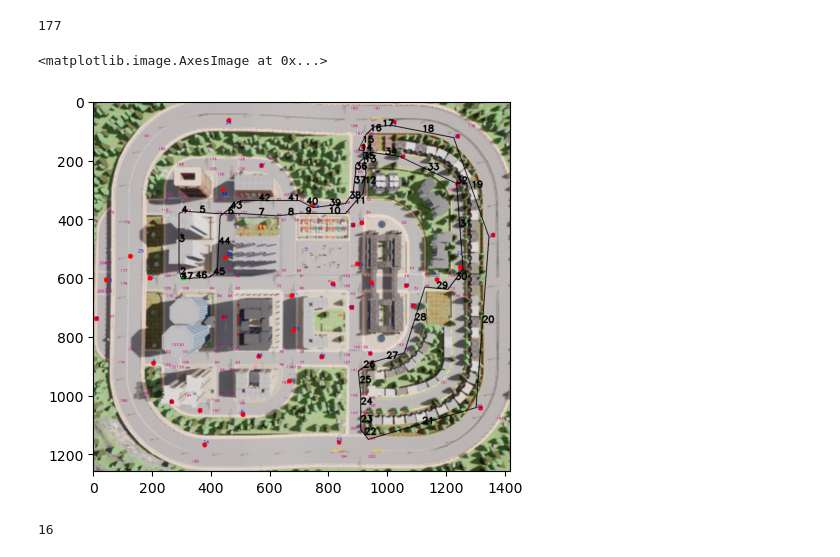
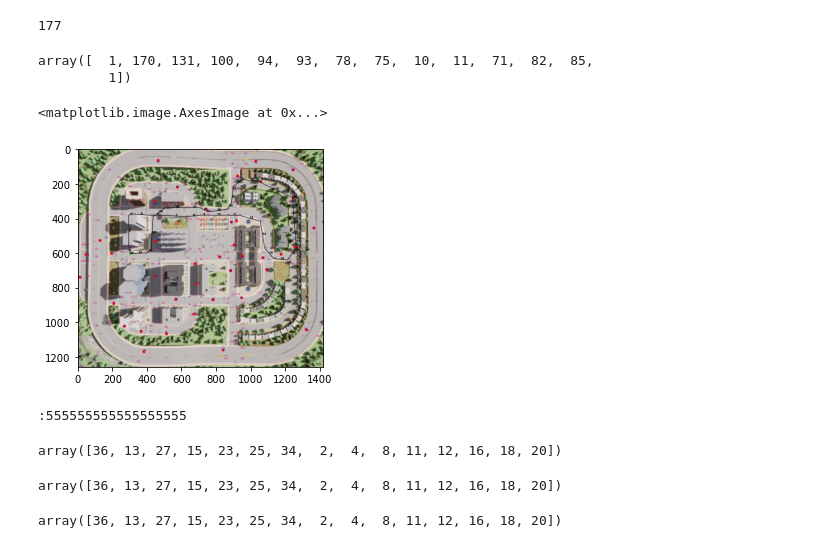
Before and after one commit to MohammadDallash/TSP-autonomous-car-planning, a Jupyter notebook: dallashNB.ipynb, the cells around one changed output. Drawn from its saved outputs; the diff is of its cells as text; code cells hidden in the pictures.

```diff
--- a/dallashNB.ipynb
+++ b/dallashNB.ipynb
@@ -643,13 +662,17 @@ def getDensePath (Path):
 
 
     return newfinalPath
+getDensePath(np.array([11]))
+# %% [output]
+array([  1, 170, 131, 100,  94,  93,  78,  75,  10,  11,  71,  82,  85,
+         1])
 # %%
-img  = plotImg ( mainPointsText = True, mainPointsCircles = False, interPointsText= True, interPointsCircles = False, showEdges= False, Path= getDensePath (np.array([18, 27])))
+img  = plotImg ( mainPointsText = True, mainPointsCircles = False, interPointsText= True, interPointsCircles = False, showEdges= False, Path= getDensePath (np.array([ 27])))
 
 plt.imshow(img[:,:,::-1])
 # %% [output]
 <matplotlib.image.AxesImage at 0x...>
-[figure, old version]
+[figure, new version]
 # %%
 def caclCostOrder (order):
 
@@ -713,14 +736,14 @@ def caclCostOrderCircle(order):
 
     return 1/ans
 # %%
-NofPop =  200
+NofPop =  400
 
 
 
 #SizeOfP = 40
 
 
-gorder= np.array([18, 27, 20, 36, 25, 2, 8, 34, 11, 12, 13, 16, 15, 23, 4 ])
+gorder= np.array([36, 13, 27, 15, 23, 25, 34,  2,  4,  8, 11, 12, 16 ,18, 20])
 #gorder =np.arange(2,SizeOfP+1)
 SizeOfP = gorder.shape[0]+1
 gmin = float('inf')
@@ -728,23 +751,24 @@ caclCostOrderCircle(gorder)
 #
 
 
-SizeOfP
+gorder
 # %% [output]
-16
+:555555555555555555
+array([36, 13, 27, 15, 23, 25, 34,  2,  4,  8, 11, 12, 16, 18, 20])
 # %%
 def firstGen ():
     population = np.ndarray(shape = (NofPop,SizeOfP-1),dtype = int)
     cost =  np.ndarray( NofPop, dtype=float)
-    ordered = gorder
+    ordered = np.array(gorder)
 
 
     for i in range(NofPop):
         shuffeled = ordered
-        np.random.shuffle(shuffeled)
+       #################################################################np.random.shuffle(shuffeled)
 
 
         for k in range (SizeOfP):
-            if (random.uniform(0, 1) < 0.1):
+            if (random.uniform(0, 1) < 0.3):
                 x = random.randrange(SizeOfP-1)
                 y = (x+1) % (SizeOfP-1)
                 shuffeled[y], shuffeled[x] =shuffeled[x], shuffeled[y]
@@ -758,11 +782,19 @@ def firstGen ():
         #cost[i] = caclCostOrderCircle(population[i])
 
 
-    NormCost = (cost/cost.sum(axis=0,keepdims=1))**60
+    NormCost = (cost/cost.sum(axis=0,keepdims=1))**40
     NormCost = NormCost/NormCost.sum(axis=0,keepdims=1)
     return population , NormCost
+
+
+gorder
+# %% [output]
+array([36, 13, 27, 15, 23, 25, 34,  2,  4,  8, 11, 12, 16, 18, 20])
 # %%
 population , NormCost  = firstGen()
+gorder
+# %% [output]
+array([36, 13, 27, 15, 23, 25, 34,  2,  4,  8, 11, 12, 16, 18, 20])
 # %%
 def pickOne (population, NormalizedArrayOfProbalites):
 
```
Also changed, not shown: parts of 10 cells of this notebook, 10 other files.
